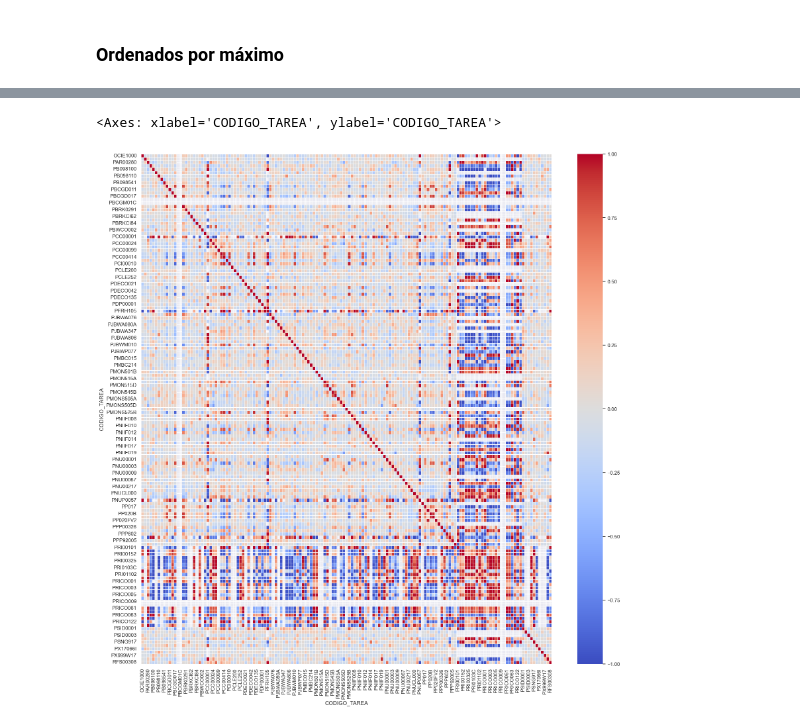
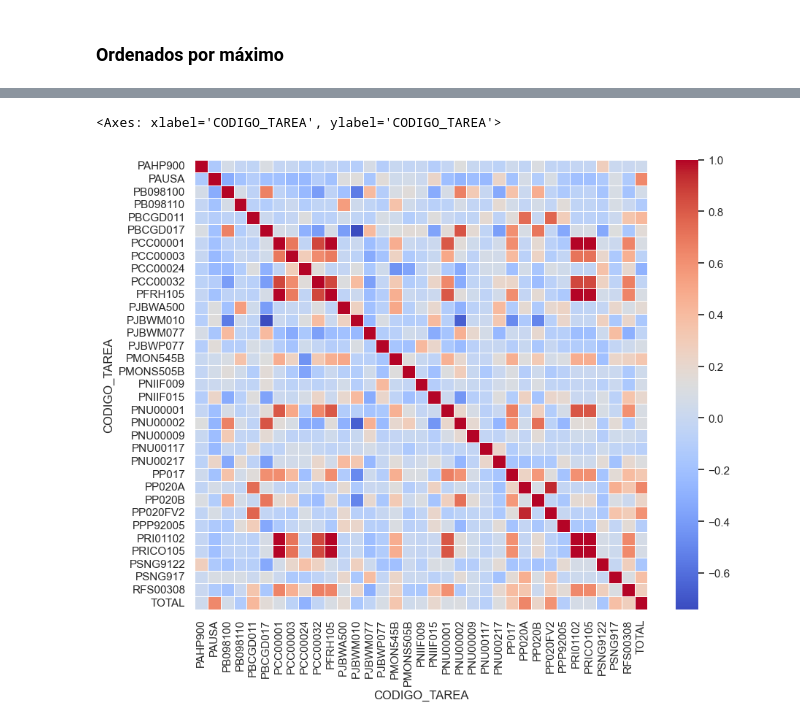
Before and after one commit to juanmedina-seti/bancow_genai, a Jupyter notebook: src/QACierreCaliMemV2/analisis.ipynb, the cells around one changed output, grey strips where cells are left out. Saved outputs shown, nothing was run; the diff lists cells and outputs as text; code cells hidden in the pictures.

```diff
--- a/src/QACierreCaliMemV2/analisis.ipynb
+++ b/src/QACierreCaliMemV2/analisis.ipynb
@@ -229,7 +215,4 @@ df_agg_top
 | PB098100 | 45.0 | 2.0 | 20.461538 | 18.0 | 39 | 798.0 |
 # %%
 lst_top=df_agg_top.index.to_list()
-sns.set_theme(rc={'figure.figsize':(20,2)})
-
-for tarea in lst_top:
-    df_parcial[df_parcial["CODIGO_TAREA"]==tarea][["CODIGO_TAREA","DURACION_MIN"]].plot.hist(bins=10,by="CODIGO_TAREA")
+#sns.set_theme(rc={'figure.figsize':(20,2)})
@@ -247,5 +219,5 @@ for tarea in lst_top:
 # %%
-
+sns.set_theme(rc={'figure.figsize':(15,3)})
 for tarea in df_tareas_agg.sort_values("sum",ascending=False).head(10).index:
      df_parcial[df_parcial["CODIGO_TAREA"]==tarea].groupby("FECHA_CIERRE")[["CODIGO_TAREA","DURACION_MIN"]].max().plot(by="CODIGO_TAREA")
 # %% [output]
@@ -326,3 +298,8 @@ dtype: int64
+# %%
+tareas_max5=df_tareas_agg[df_tareas_agg["max"]>5].index
+tareas_max5
+df_tareas_max5=df_parcial[df_parcial.CODIGO_TAREA.isin(tareas_max5)]
 # %%
-crosstab_df = pd.crosstab(df_parcial['FECHA_CIERRE'], df_parcial['CODIGO_TAREA'], values=df['DURACION_SEGUNDOS'], aggfunc='sum')
-crosstab_df
+crosstab_df = pd.crosstab(df_tareas_max5['FECHA_CIERRE'], df_tareas_max5['CODIGO_TAREA'], values=df['DURACION_MIN'], aggfunc='sum').fillna(0)
+crosstab_df.loc[:,"TOTAL"] = crosstab_df.sum(axis=1)
+correlation_matrix = crosstab_df.corr()
@@ -346,8 +306,8 @@ correlation_matrix = crosstab_df.corr()
 # %%
 
-sns.set_theme(rc={'figure.figsize':(20,20)})
+sns.set_theme(rc={'figure.figsize':(10,8)})
 
 sns.heatmap(correlation_matrix, annot=False, cmap='coolwarm', fmt='.2f', linewidths=0.5)
 # %% [output]
 <Axes: xlabel='CODIGO_TAREA', ylabel='CODIGO_TAREA'>
-[figure, old version]
+[figure, new version]
```
Also changed, not shown: parts of 52 cells of this notebook.
